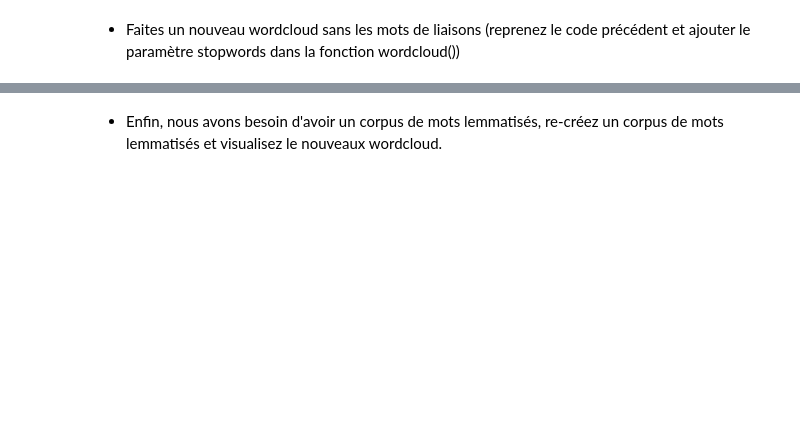
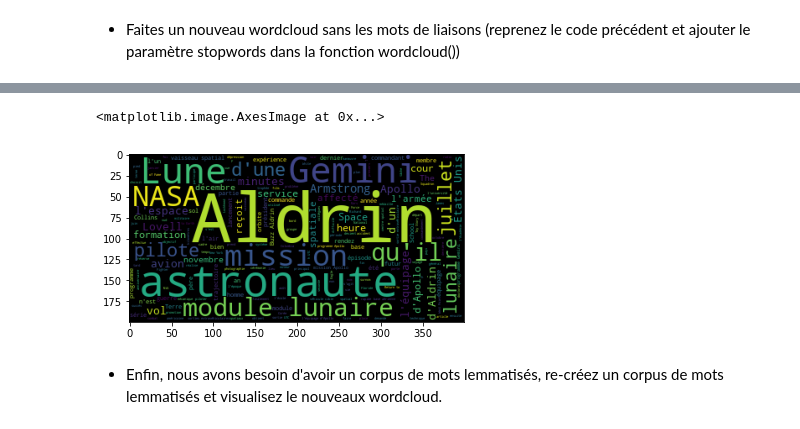
Before and after one commit to loic-roux-404/py-train, a Jupyter notebook: projet-nlp/01-Practice_Spacy.ipynb, the cells around one changed output, grey strips where cells are left out. Drawn from its saved outputs; the diff is of its cells as text; code cells hidden in the pictures; blank space fills up the shorter version.

```diff
--- a/projet-nlp/01-Practice_Spacy.ipynb
+++ b/projet-nlp/01-Practice_Spacy.ipynb
@@ -103,3 +109,10 @@ STOP_WORDS
+# %%
+wd2 = WordCloud(stopwords=STOP_WORDS)
+cloud2 = wd2.generate(clean_corpus)
+plt.imshow(cloud2)
+# %% [output]
+<matplotlib.image.AxesImage at 0x...>
+[figure, added]
 # %% [markdown]
 * Enfin, nous avons besoin d'avoir un corpus de mots lemmatisés, re-créez un corpus de mots lemmatisés et visualisez le nouveaux wordcloud.
 # %%
```
Also changed, not shown: parts of 12 cells of this notebook.
